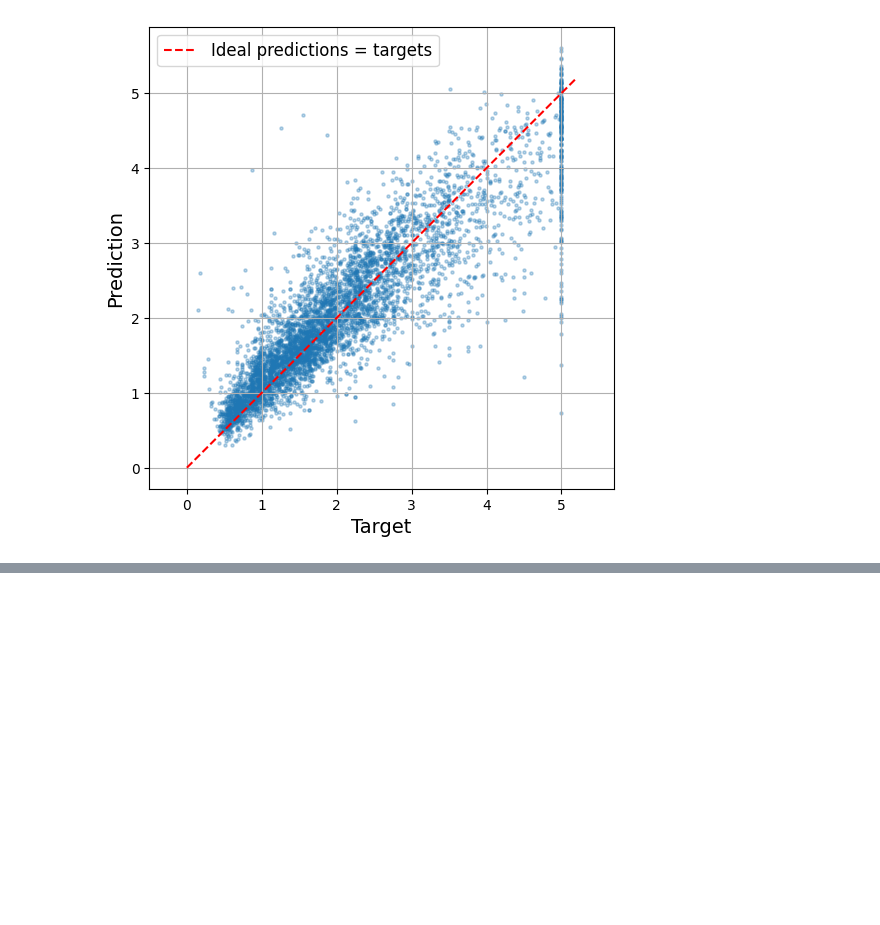
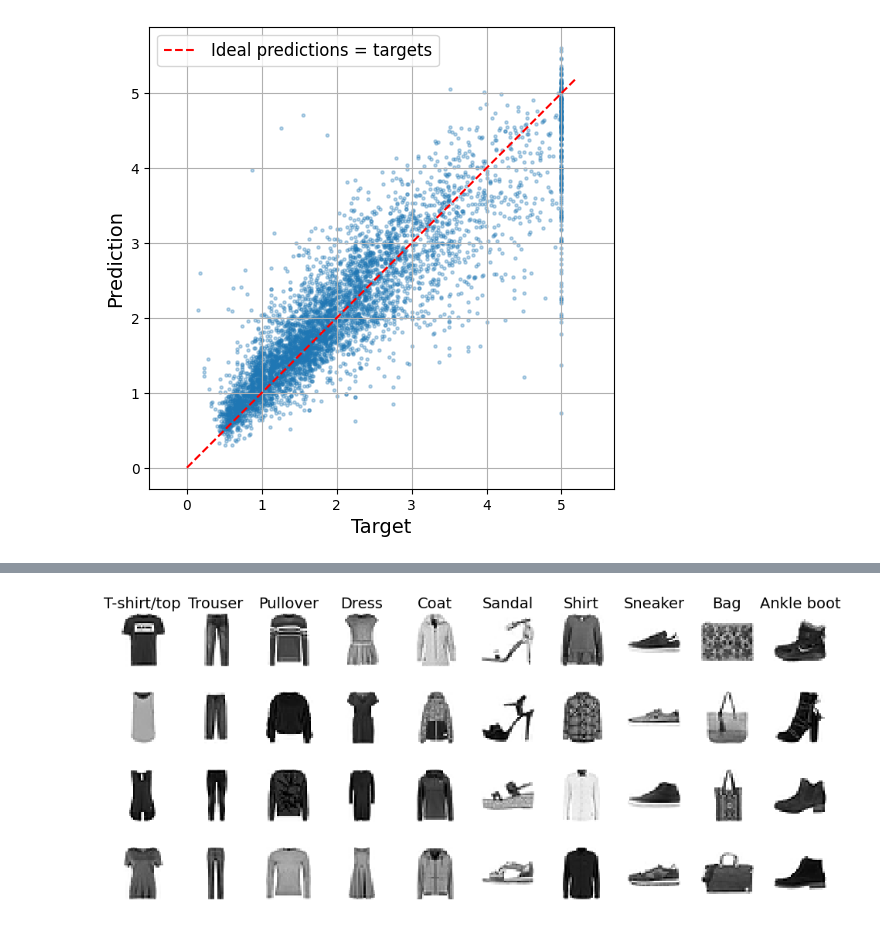
Before and after one commit to oabdelhalim8/ML---8, a Jupyter notebook: ML_project.ipynb, the cells around one changed output, grey strips where cells are left out. Drawn from its saved outputs; the diff is of its cells as text; code cells hidden in the pictures; blank space fills up the shorter version.

```diff
--- a/ML_project.ipynb
+++ b/ML_project.ipynb
@@ -206,0 +223,3 @@ plt.show()
+# %%
+class_names = ["T-shirt/top", "Trouser", "Pullover", "Dress", "Coat",
+               "Sandal", "Shirt", "Sneaker", "Bag", "Ankle boot"]
@@ -206,0 +230,18 @@ plt.show()
+# %%
+# extra code – this cell generates Figure 9–10
+n_rows = 4
+plt.figure(figsize=(12, n_rows * 1.2))
+for row in range(n_rows):
+    for class_index in range(10):
+        X_img = X_train[y_train==class_index][row].reshape(28, 28)
+        y_img = y_train[y_train==class_index][row]
+        plt.subplot(n_rows, 10, 10 * row + class_index + 1)
+        plt.imshow(X_img, cmap="binary", interpolation="nearest")
+        plt.axis('off')
+        if row == 0:
+            plt.title(class_names[y_img])
+plt.subplots_adjust(wspace=0.2, hspace=0.5)
+
+plt.show()
+# %% [output]
+[figure, added]
```
Also changed, not shown: parts of 31 cells of this notebook.
